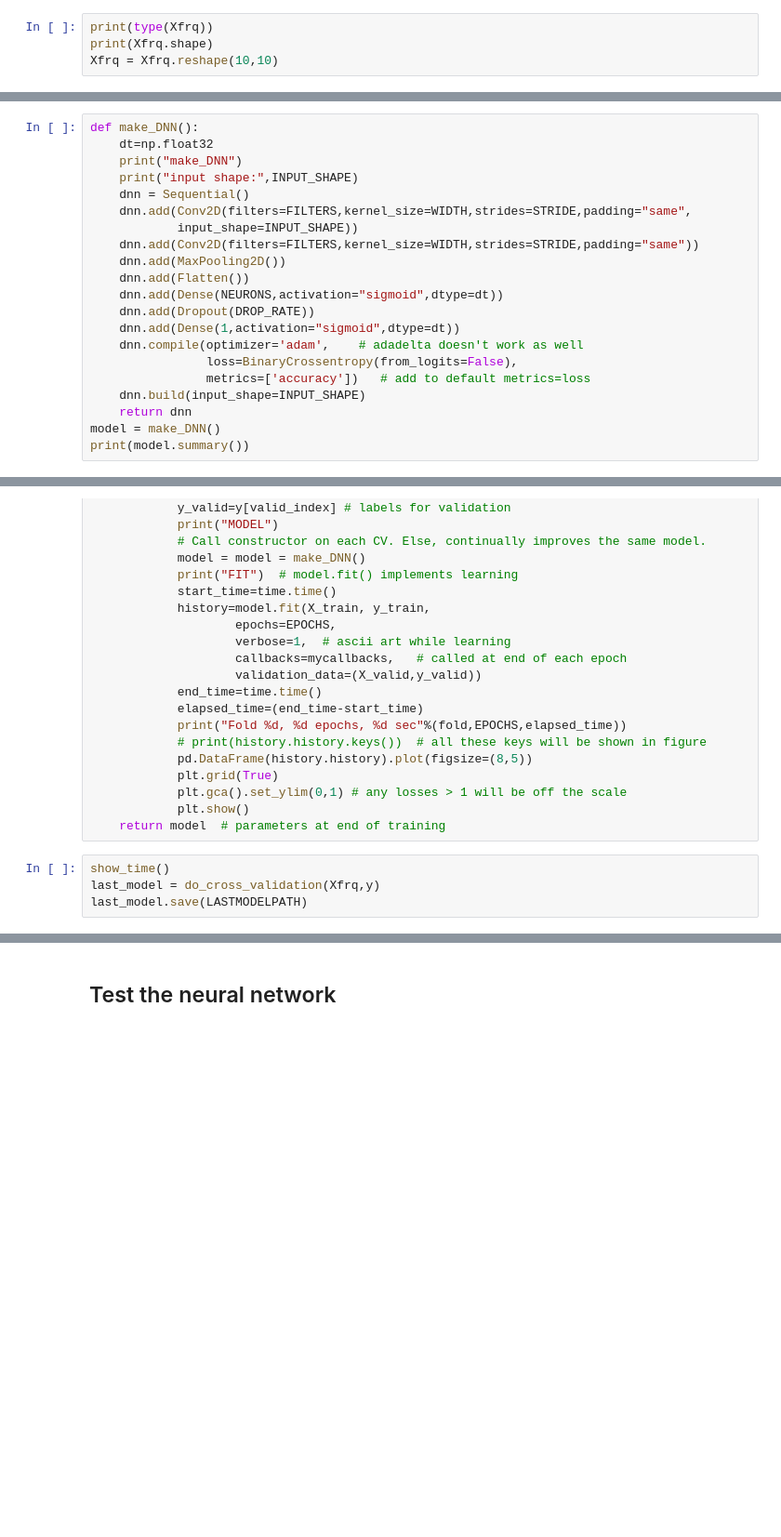
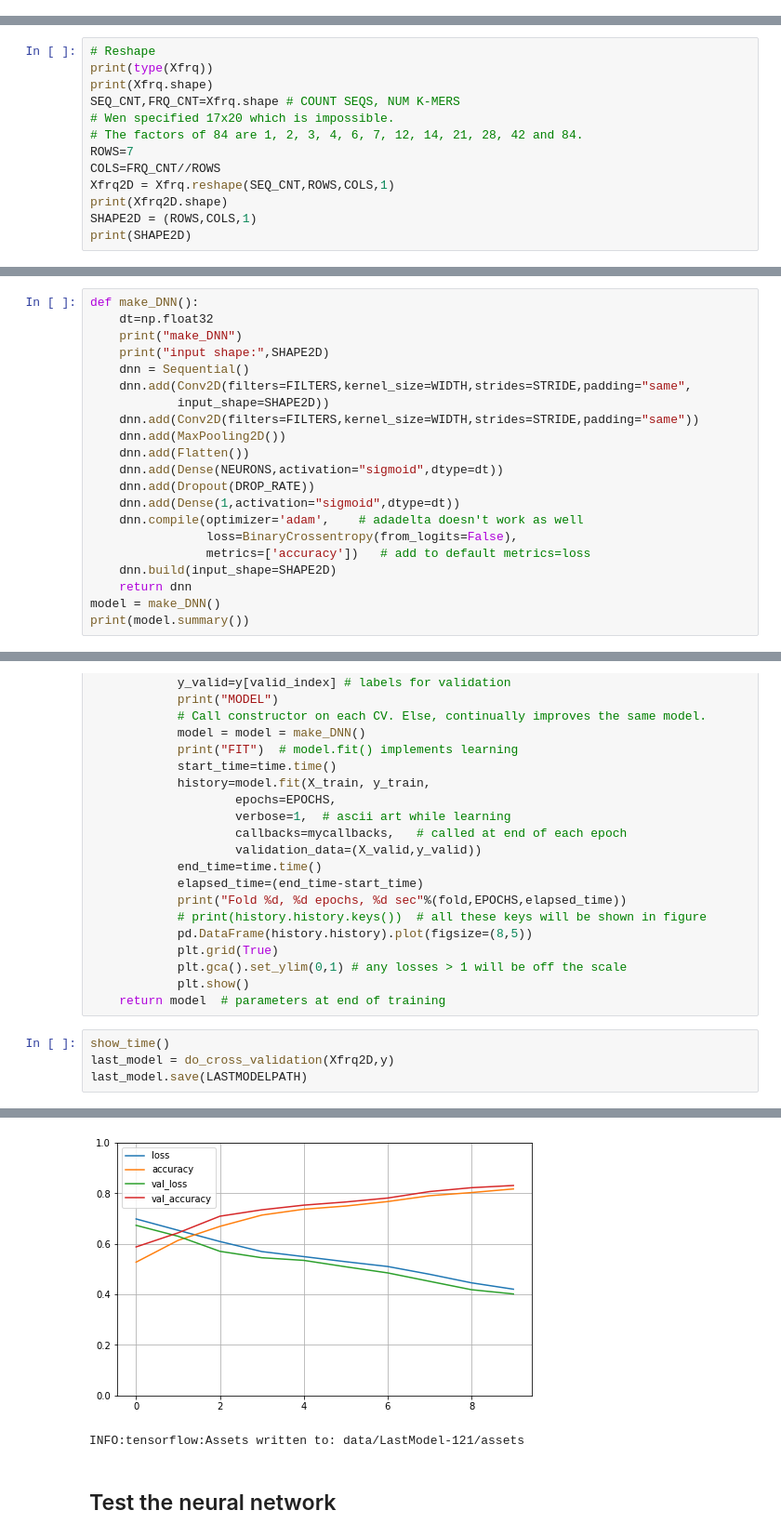
Before and after one commit to ShepherdCode/Soars2021, a Jupyter notebook: Notebooks/Wen_CNN_100.ipynb, the cells around one changed output, grey strips where cells are left out. Shown: that part at 93% size. Cells and saved outputs as stored; diff of their text form; blank space fills up the shorter version.

```diff
--- a/Notebooks/Wen_CNN_100.ipynb
+++ b/Notebooks/Wen_CNN_100.ipynb
@@ -194,4 +193,0 @@ show_time()
-# %%
-print(type(Xfrq))
-print(Xfrq.shape)
-Xfrq = Xfrq.reshape(10,10)
@@ -201,0 +194,13 @@ ValueError: cannot reshape array of size 1344000 into shape (10,10)
+# %%
+# Reshape
+print(type(Xfrq))
+print(Xfrq.shape)
+SEQ_CNT,FRQ_CNT=Xfrq.shape # COUNT SEQS, NUM K-MERS
+# Wen specified 17x20 which is impossible.
+# The factors of 84 are 1, 2, 3, 4, 6, 7, 12, 14, 21, 28, 42 and 84.
+ROWS=7
+COLS=FRQ_CNT//ROWS
+Xfrq2D = Xfrq.reshape(SEQ_CNT,ROWS,COLS,1)
+print(Xfrq2D.shape)
+SHAPE2D = (ROWS,COLS,1)
+print(SHAPE2D)
@@ -205,10 +215,10 @@ ValueError: cannot reshape array of size 1344000 into shape (10,10)
 def make_DNN():
     dt=np.float32
     print("make_DNN")
-    print("input shape:",INPUT_SHAPE)
+    print("input shape:",SHAPE2D)
     dnn = Sequential()
     dnn.add(Conv2D(filters=FILTERS,kernel_size=WIDTH,strides=STRIDE,padding="same",
-            input_shape=INPUT_SHAPE))
+            input_shape=SHAPE2D))
     dnn.add(Conv2D(filters=FILTERS,kernel_size=WIDTH,strides=STRIDE,padding="same"))
     dnn.add(MaxPooling2D())
     dnn.add(Flatten())
@@ -218,7 +228,7 @@ def make_DNN():
     dnn.compile(optimizer='adam',    # adadelta doesn't work as well
                 loss=BinaryCrossentropy(from_logits=False),
                 metrics=['accuracy'])   # add to default metrics=loss
-    dnn.build(input_shape=INPUT_SHAPE)
+    dnn.build(input_shape=SHAPE2D)
     return dnn
 model = make_DNN()
 print(model.summary())
@@ -260,5 +288,6 @@ def do_cross_validation(X,y):
     return model  # parameters at end of training
 # %%
 show_time()
-last_model = do_cross_validation(Xfrq,y)
+last_model = do_cross_validation(Xfrq2D,y)
 last_model.save(LASTMODELPATH)
+# %% [output]
@@ -265,3 +311,5 @@ last_model.save(LASTMODELPATH)
+[figure, added]
+INFO:tensorflow:Assets written to: data/LastModel-121/assets
 # %% [markdown]
 ## Test the neural network
 # %%
```
Also changed, not shown: parts of 11 cells of this notebook.
